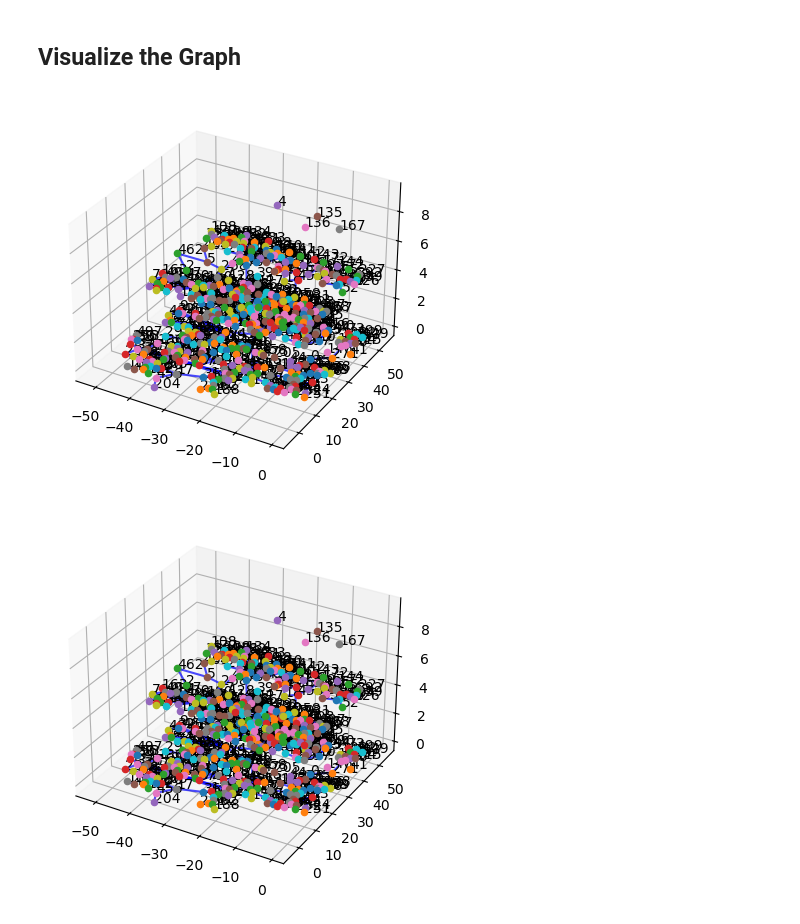
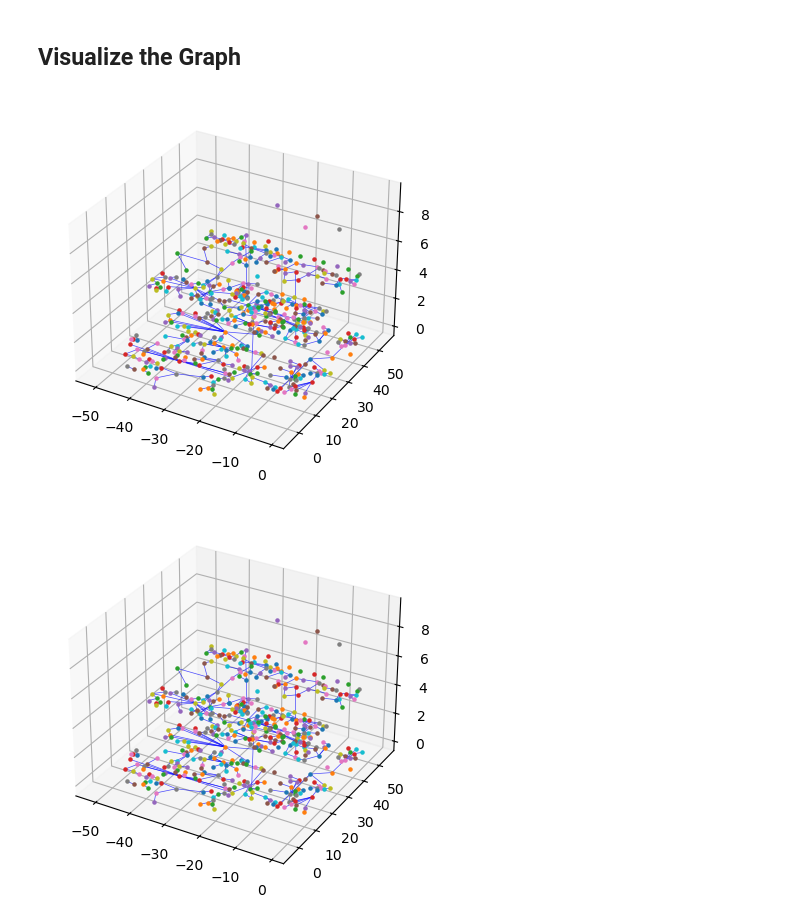
Before and after one commit to ZhuoranJia/IFC2BCM, a Jupyter notebook: notes/processing_gml_and_json/ij2cp_and_nx.ipynb, the cells around one changed output. Drawn from its saved outputs; the diff is of its cells as text; code cells hidden in the pictures.

```diff
--- a/notes/processing_gml_and_json/ij2cp_and_nx.ipynb
+++ b/notes/processing_gml_and_json/ij2cp_and_nx.ipynb
@@ -403,32 +403,32 @@ for node in G_new.nodes(data=True):
 # %%
 
 #visualize the hospital graph
 fig_r = plt.figure()
 ax = fig_r.add_subplot(111, projection='3d')
 
 pos = nx.get_node_attributes(G_r,'coords')
 for node, [x,y,z] in pos.items():
-    ax.scatter(x,y,z, marker='o')
-    ax.text(x,y,z,node)
+    ax.scatter(x,y,z, marker='o',s=5)
+    #ax.text(x,y,z,node)
 for edge in G_r.edges():
     xs, ys,zs = zip(*(pos[node] for node in edge))
-    ax.plot(xs,ys,zs,'b-',alpha=0.7)
+    ax.plot(xs,ys,zs,'b-',alpha=0.7,linewidth=0.5)
 
 plt.show()
 # %% [output]
-[figure, old version]
+[figure, new version]
 # %%
 fig_new = plt.figure()
 ax = fig_new.add_subplot(111, projection='3d')
 
 pos = nx.get_node_attributes(G_new,'coords')
 for node, [x,y,z] in pos.items():
-    ax.scatter(x,y,z, marker='o')
-    ax.text(x,y,z,node)
+    ax.scatter(x,y,z, marker='o',s=5)
+
 for edge in G_new.edges():
     xs, ys,zs = zip(*(pos[node] for node in edge))
-    ax.plot(xs,ys,zs,'b-',alpha=0.7)
+    ax.plot(xs,ys,zs,'b-',alpha=0.7,linewidth=0.5)
 
 plt.show()
 # %% [output]
-[figure, old version]
+[figure, new version]
```
